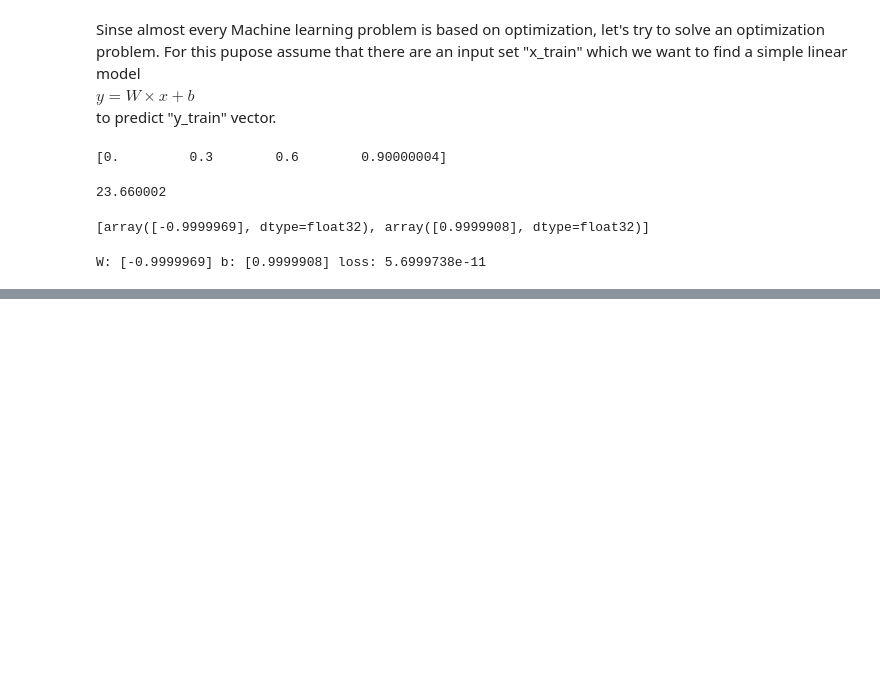
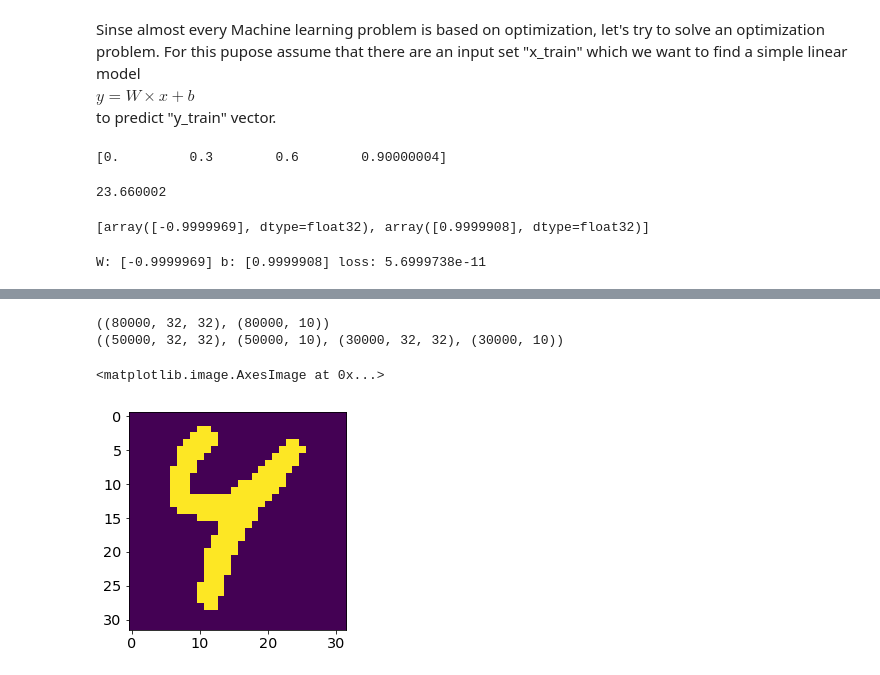
Before and after one commit to vafaei-ar/SBUDS-workshop-2019, a Jupyter notebook: session_I-TF_intro/Inrtoduction.ipynb, the cells around one changed output, grey strips where cells are left out. Saved outputs shown, nothing was run; the diff lists cells and outputs as text; code cells hidden in the pictures; blank space fills up the shorter version.

Commit message:
hoda updated push

```diff
--- a/session_I-TF_intro/Inrtoduction.ipynb
+++ b/session_I-TF_intro/Inrtoduction.ipynb
@@ -162,0 +207,16 @@ Epoch 5/5
+# %%
+n_train = 50000
+
+with np.load('./datasets/Hoda_data.npz', allow_pickle=True) as f:
+    print (f['img'].shape,f['target'].shape)
+    x_train, y_train = f['img'][:n_train], f['target'][:n_train]
+    x_test, y_test = f['img'][n_train:], f['target'][n_train:]
+    print(x_train.shape,y_train.shape,x_test.shape,y_test.shape)
+# %% [output]
+((80000, 32, 32), (80000, 10))
+((50000, 32, 32), (50000, 10), (30000, 32, 32), (30000, 10))
+# %%
+plt.imshow(x_train[0])
+# %% [output]
+<matplotlib.image.AxesImage at 0x...>
+[figure, added]
```
Also changed, not shown: parts of 7 cells of this notebook, 1 other file.
